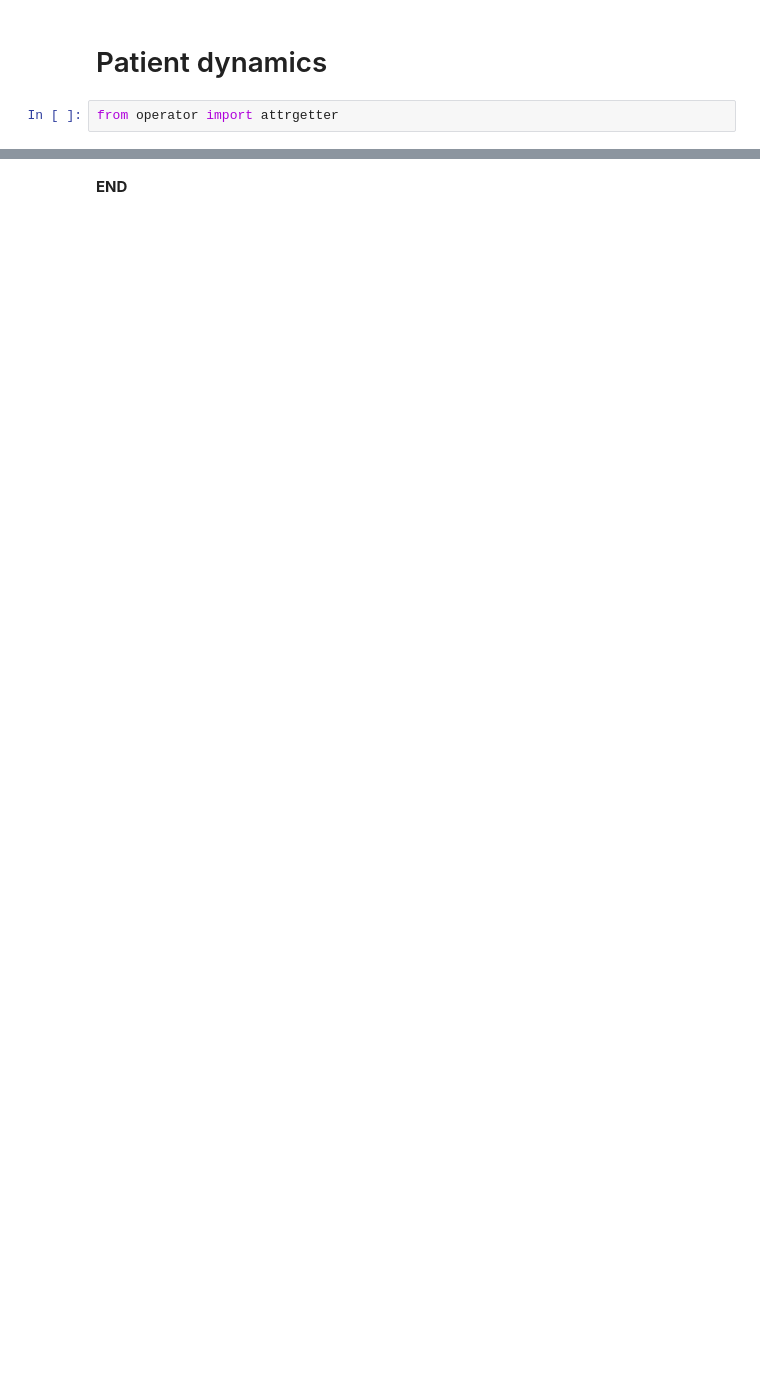
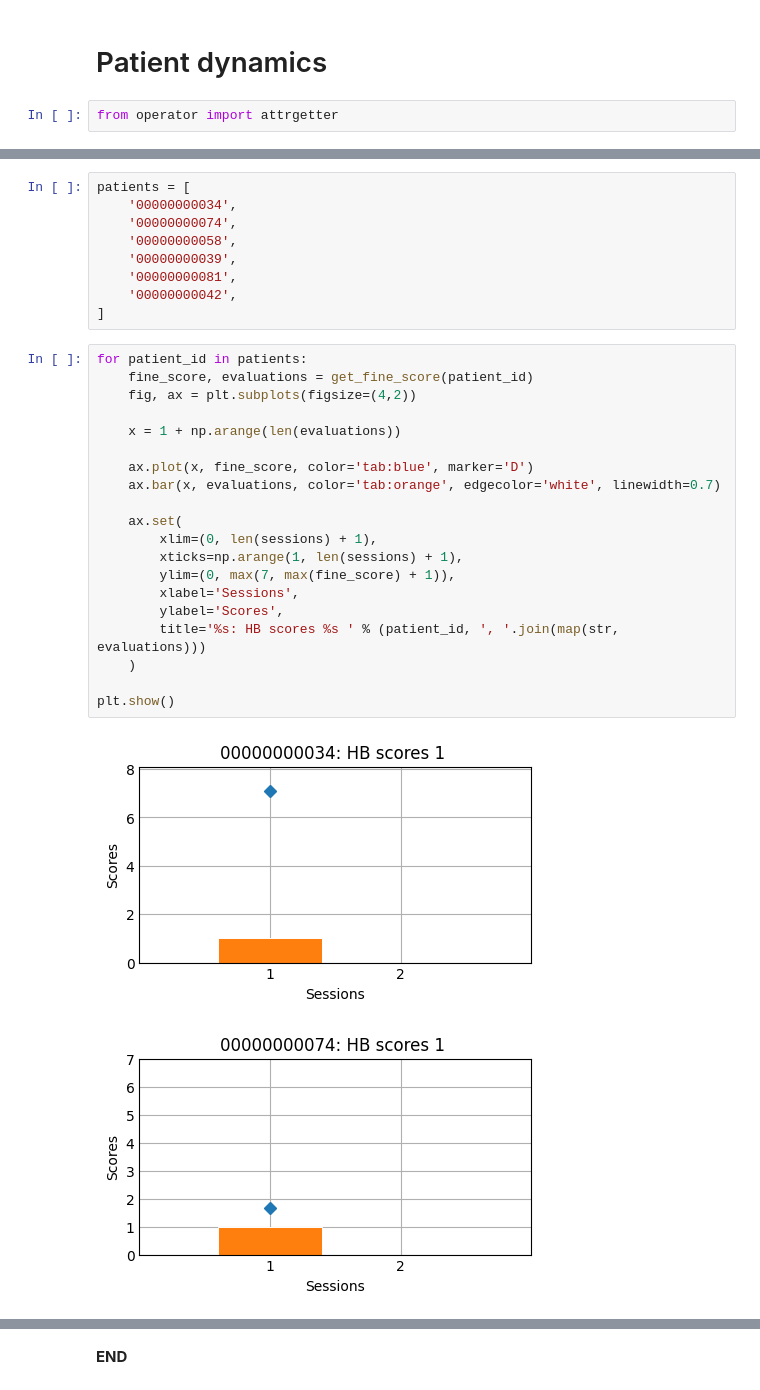
Before and after one commit to Arisiru/research-face-excercises-dynamics, a Jupyter notebook: src/Modeling_exp_01.ipynb, the cells around one changed output, grey strips where cells are left out. Cells and saved outputs as stored; diff of their text form; blank space fills up the shorter version.

```diff
--- a/src/Modeling_exp_01.ipynb
+++ b/src/Modeling_exp_01.ipynb
@@ -367,0 +389,32 @@ plt.show()
+# %%
+patients = [
+    '00000000034',
+    '00000000074',
+    '00000000058',
+    '00000000039',
+    '00000000081',
+    '00000000042',
+]
+# %%
+for patient_id in patients:
+    fine_score, evaluations = get_fine_score(patient_id)
+    fig, ax = plt.subplots(figsize=(4,2))
+
+    x = 1 + np.arange(len(evaluations))
+
+    ax.plot(x, fine_score, color='tab:blue', marker='D')
+    ax.bar(x, evaluations, color='tab:orange', edgecolor='white', linewidth=0.7)
+
+    ax.set(
+        xlim=(0, len(sessions) + 1),
+        xticks=np.arange(1, len(sessions) + 1),
+        ylim=(0, max(7, max(fine_score) + 1)),
+        xlabel='Sessions',
+        ylabel='Scores',
+        title='%s: HB scores %s ' % (patient_id, ', '.join(map(str, evaluations)))
+    )
+
+plt.show()
+# %% [output]
+[figure, added]
+[figure, added]
```
Also changed, not shown: parts of 16 cells of this notebook, 1 other file.
